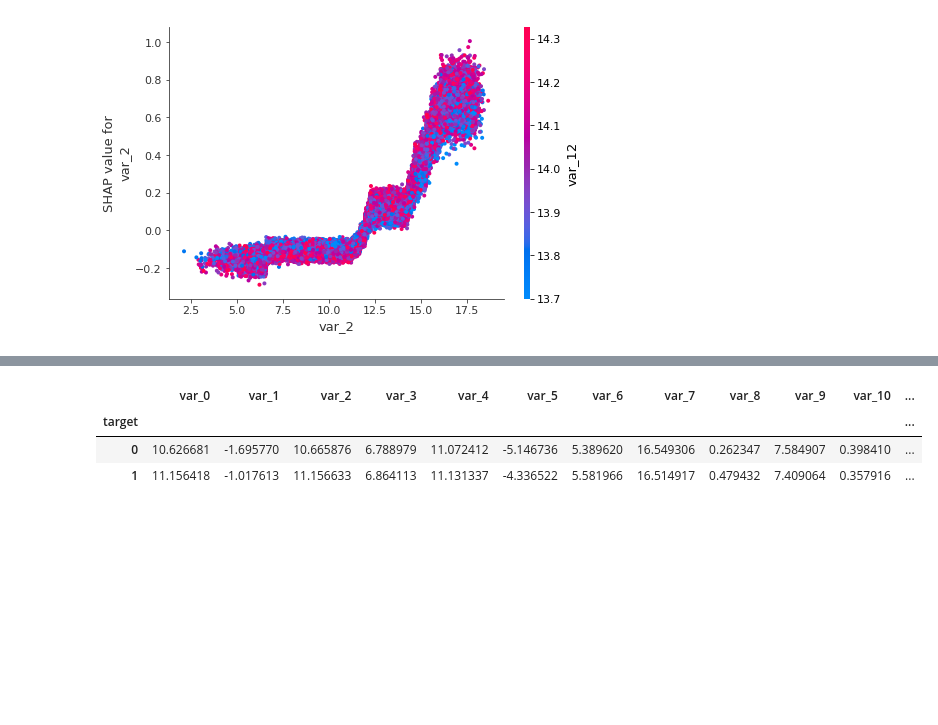
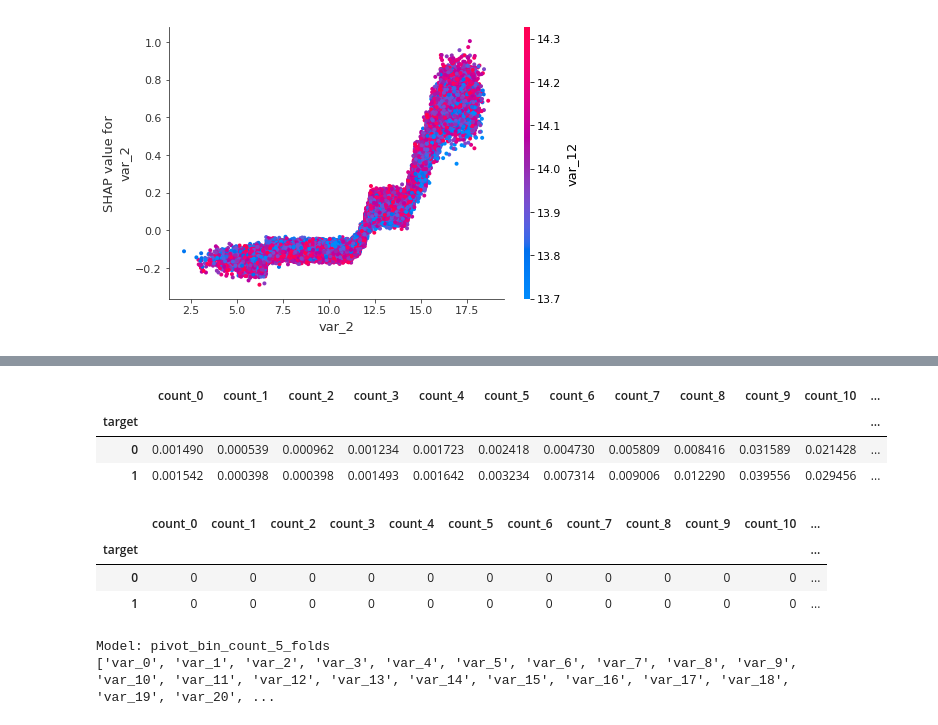
Before and after one commit to qiletan/santander-customer-transaction-prediction, a Jupyter notebook: notebooks/04_lgb_FE.ipynb, the cells around one changed output, grey strips where cells are left out. Saved outputs shown, nothing was run; the diff lists cells and outputs as text; code cells hidden in the pictures; blank space fills up the shorter version.

```diff
--- a/notebooks/04_lgb_FE.ipynb
+++ b/notebooks/04_lgb_FE.ipynb
@@ -152,7 +127,7 @@ parameters = {
     #'scale_pos_weight': 400,
     #'device' : 'gpu' ,
     'boosting': 'gbdt',
-    'num_leaves': 31, #31
+    'num_leaves': 5, #31
     'feature_fraction': 0.5,
     'bagging_fraction': 0.7,
     'bagging_freq': 10,
@@ -168,10 +143,11 @@ for fold_, (trn_, val_) in enumerate(folds.split(X, y)):
     val_x, val_y = X.iloc[val_, :], y[val_]
 
 
-#     for col_index, new_col_name in enumerate(tqdm(new_cols)):
-#         trn_x[new_col_name] = trn_x.iloc[:,[col_index]].apply(lambda x: x.map(trn_x.iloc[:,col_index].value_counts()))
-#         X_test[new_col_name] = X_test.iloc[:,[col_index]].apply(lambda x: x.map(trn_x.iloc[:,col_index].value_counts()))
-#         val_x[new_col_name] = val_x.iloc[:,[col_index]].apply(lambda x: x.map(trn_x.iloc[:,col_index].value_counts()))
+#     for col_index, new_col_name in enumerate(tqdm(count_cols)):
+#         mapping= trn_x.iloc[:,col_index].value_counts()
+#         trn_x[new_col_name]  = trn_x.iloc[:,[col_index]].apply(lambda x: x.map(mapping))
+#         X_test[new_col_name] = X_test.iloc[:,[col_index]].apply(lambda x: x.map(mapping))
+#         val_x[new_col_name]  = val_x.iloc[:,[col_index]].apply(lambda x: x.map(mapping))
 
     trn_lgb = lgb.Dataset(trn_x, trn_y)
     val_lgb = lgb.Dataset(val_x, val_y)
@@ -179,7 +155,7 @@ for fold_, (trn_, val_) in enumerate(folds.split(X, y)):
                      train_set=trn_lgb,
                      #valid_sets=[valid_data_lgb,holdout_data_lgb],
                      valid_sets=[trn_lgb, val_lgb],
-                     num_boost_round=3000,
+                     num_boost_round=20000,
                      early_stopping_rounds=50,
                      verbose_eval=False)
 
@@ -194,11 +170,11 @@ for fold_, (trn_, val_) in enumerate(folds.split(X, y)):
 
    # print('getting feature importance')
 
-    fold_importance_df = pd.DataFrame()
-    fold_importance_df["feature"] = feats
-    fold_importance_df["importance"] = clf.feature_importance()
-    fold_importance_df["fold"] = fold_ + 1
-    feature_importance_df = pd.concat([feature_importance_df, fold_importance_df], axis=0)
+#     fold_importance_df = pd.DataFrame()
+#     fold_importance_df["feature"] = feats
+#     fold_importance_df["importance"] = clf.feature_importance()
+#     fold_importance_df["fold"] = fold_ + 1
+#     feature_importance_df = pd.concat([feature_importance_df, fold_importance_df], axis=0)
 
 
 test_preds /= n_folds
@@ -212,6 +188,6 @@ sample.target = test_preds.astype(float)
 sample.ID_code = test_ids
 sample.to_csv('../submissions/{}_{}.csv'.format(model_name,str(roc_score)), index=False)
 
-display_importances(feature_importance_df)
+#display_importances(feature_importance_df)
 # %% [output]
 Current Fold: 1
@@ -378,0 +398,5 @@ shap.dependence_plot("var_2", shap_values,X_train)
+# %%
+#train_df.groupby('var_2')['var_0'].count()
+bin_cols = [f+'_bin' for f in var_list]
+bins = 150
+train_df[bin_cols] = train_df[var_list].apply(lambda x : pd.cut(x, bins = bins,labels=False))
@@ -378,0 +412,6 @@ shap.dependence_plot("var_2", shap_values,X_train)
+# %%
+from tqdm import tqdm
+
+for n in tqdm(range(bins)):
+    new_col = 'count_' + str(n)
+    train_df[new_col] = (train_df[bin_cols] == n).sum(axis=1)
@@ -378,0 +443,2 @@ shap.dependence_plot("var_2", shap_values,X_train)
+# %%
+new_cols = [f for f in train_df.columns if 'count_' in f];new_cols
@@ -379,7 +463,34 @@ shap.dependence_plot("var_2", shap_values,X_train)
 # %%
-train_df.groupby('target').mean()
+train_df.groupby('target')[new_cols].mean()
 # %% [output]
-|  | var_0 | var_1 | var_2 | var_3 | var_4 | var_5 | var_6 | var_7 | var_8 | var_9 | var_10 | ... |
+|  | count_0 | count_1 | count_2 | count_3 | count_4 | count_5 | count_6 | count_7 | count_8 | count_9 | count_10 | ... |
 | target |  |  |  |  |  |  |  |  |  |  |  | ... |
-| 0 | 10.626681 | -1.695770 | 10.665876 | 6.788979 | 11.072412 | -5.146736 | 5.389620 | 16.549306 | 0.262347 | 7.584907 | 0.398410 | ... |
-| 1 | 11.156418 | -1.017613 | 11.156633 | 6.864113 | 11.131337 | -4.336522 | 5.581966 | 16.514917 | 0.479432 | 7.409064 | 0.357916 | ... |
+| 0 | 0.001490 | 0.000539 | 0.000962 | 0.001234 | 0.001723 | 0.002418 | 0.004730 | 0.005809 | 0.008416 | 0.031589 | 0.021428 | ... |
+| 1 | 0.001542 | 0.000398 | 0.000398 | 0.001493 | 0.001642 | 0.003234 | 0.007314 | 0.009006 | 0.012290 | 0.039556 | 0.029456 | ... |
+# %%
+train_df.groupby('target')[new_cols].min()
+# %% [output]
+|  | count_0 | count_1 | count_2 | count_3 | count_4 | count_5 | count_6 | count_7 | count_8 | count_9 | count_10 | ... |
+| target |  |  |  |  |  |  |  |  |  |  |  | ... |
+| 0 | 0 | 0 | 0 | 0 | 0 | 0 | 0 | 0 | 0 | 0 | 0 | ... |
+| 1 | 0 | 0 | 0 | 0 | 0 | 0 | 0 | 0 | 0 | 0 | 0 | ... |
+# %%
+from sklearn.model_selection import StratifiedKFold
+from sklearn.linear_model import LogisticRegression
+from sklearn.metrics import roc_auc_score
+
+n_folds = 5
+random_seed = 26
+model = 'pivot_bin_count'
+
+
+model_name = "{0}_{1}_folds".format(model, n_folds)
+print("Model: {}".format(model_name))
+
+exclusion = ['ID_code', 'target'] + pct_rank_cols + bin_cols
+
+feats = [c for c in train_df.columns if c not in exclusion]
+print(feats)
+# %% [output]
+Model: pivot_bin_count_5_folds
+['var_0', 'var_1', 'var_2', 'var_3', 'var_4', 'var_5', 'var_6', 'var_7', 'var_8', 'var_9', 'var_10', 'var_11', 'var_12', 'var_13', 'var_14', 'var_15', 'var_16', 'var_17', 'var_18', 'var_19', 'var_20', ...
```
Also changed, not shown: parts of 55 cells of this notebook, 20 other files.
